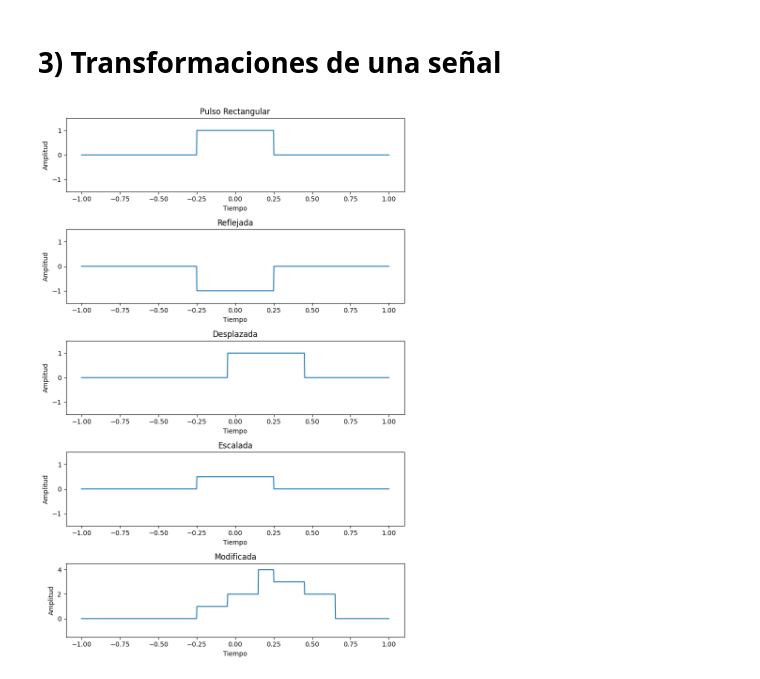
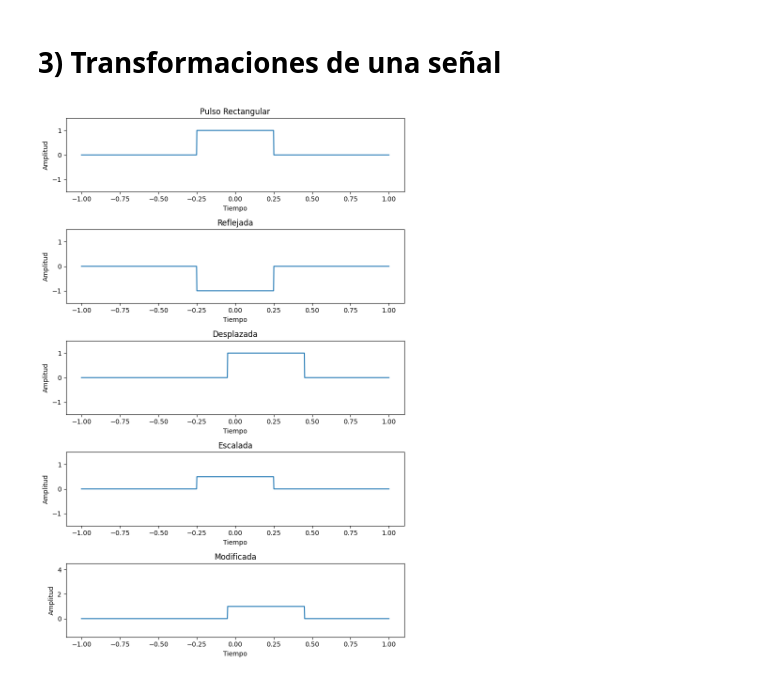
Before and after one commit to mcoto/ie0247, a Jupyter notebook: IE0247_Tarea1_I_2024.ipynb, the cells around one changed output. Saved outputs shown, nothing was run; the diff lists cells and outputs as text; code cells hidden in the pictures.

```diff
--- a/IE0247_Tarea1_I_2024.ipynb
+++ b/IE0247_Tarea1_I_2024.ipynb
@@ -127,7 +129,7 @@ pulso_rectangular = np.where((tiempo >= -ancho/2) & (tiempo <= ancho/2), amplitu
 reflejada = -pulso_rectangular
 desplazada = np.roll(pulso_rectangular, 100)  # Desplazamiento de 100 muestras hacia la derecha
 escalada = 0.5 * pulso_rectangular
-inversa = np.roll(pulso_rectangular, 100) + pulso_rectangular+2*np.roll(pulso_rectangular, 200)
+inversa = np.roll(pulso_rectangular, 100) # Atención: Código a modificar
 
 # Configuración de la figura
 fig, axs = plt.subplots(5, 1, figsize=(8, 12))
@@ -139,31 +141,31 @@ axs[0].set_xlabel('Tiempo')
 axs[0].set_ylabel('Amplitud')
 axs[0].set_ylim([-1.5, 1.5])
 
 axs[1].plot(tiempo, reflejada)
 axs[1].set_title('Reflejada')
 axs[1].set_xlabel('Tiempo')
 axs[1].set_ylabel('Amplitud')
 axs[1].set_ylim([-1.5, 1.5])
 
 axs[2].plot(tiempo, desplazada)
 axs[2].set_title('Desplazada')
 axs[2].set_xlabel('Tiempo')
 axs[2].set_ylabel('Amplitud')
 axs[2].set_ylim([-1.5, 1.5])
 
 axs[3].plot(tiempo, escalada)
 axs[3].set_title('Escalada')
 axs[3].set_xlabel('Tiempo')
 axs[3].set_ylabel('Amplitud')
 axs[3].set_ylim([-1.5, 1.5])
 
 axs[4].plot(tiempo, inversa)
 axs[4].set_title('Modificada')
 axs[4].set_xlabel('Tiempo')
 axs[4].set_ylabel('Amplitud')
 axs[4].set_ylim([-1.5, 4.5])
 
 plt.tight_layout()
 plt.show()
 # %% [output]
-[figure, old version]
+[figure, new version]
```
Also changed, not shown: parts of 1 cell of this notebook.
